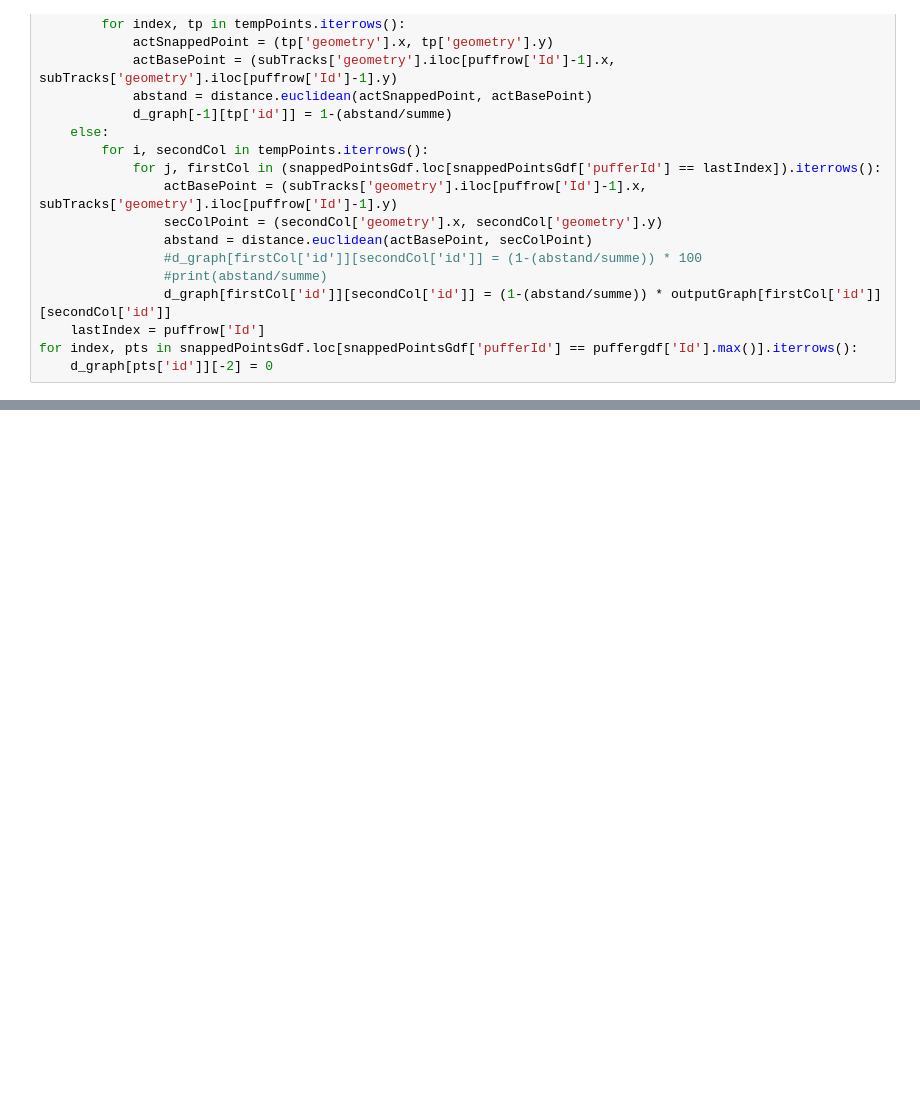
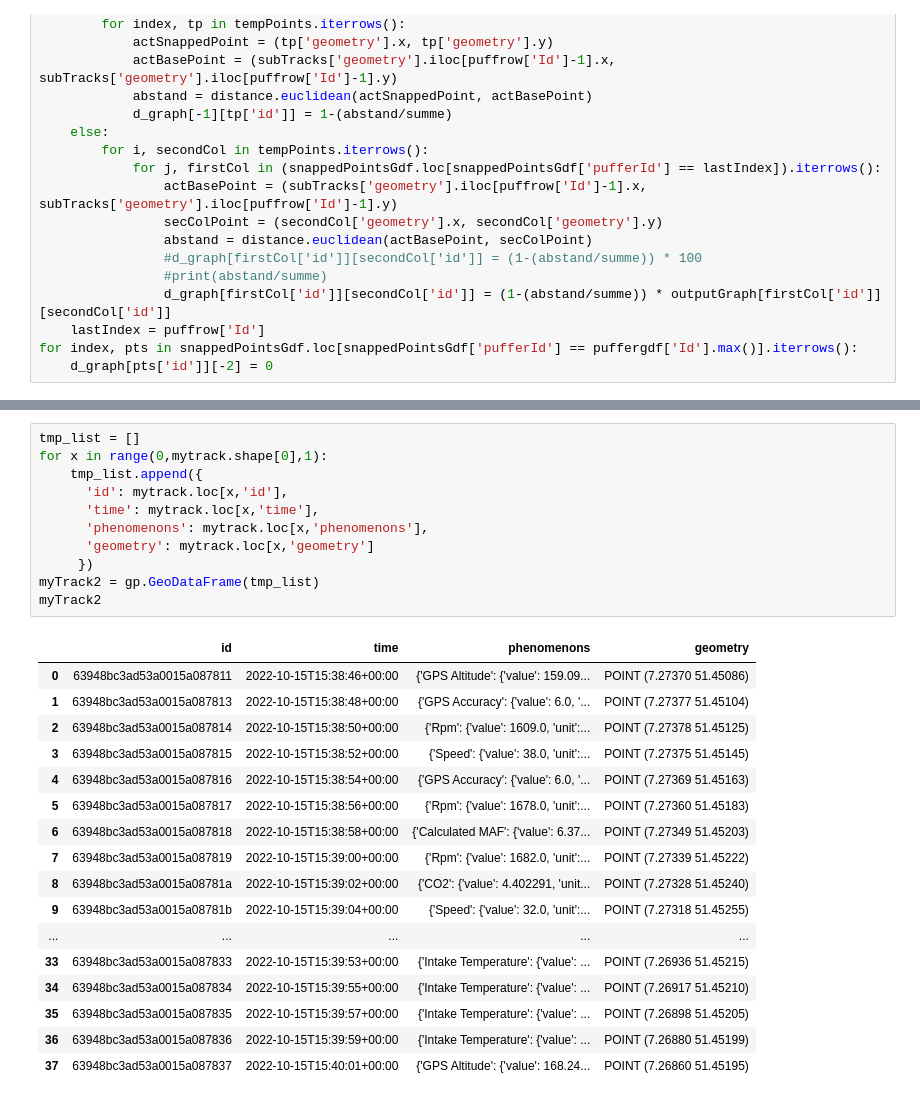
Before and after one commit to bogeo/envirocar-map-matching-notebook, a Jupyter notebook: enviroCar.ipynb, the cells around one changed output, grey strips where cells are left out. Saved outputs shown, nothing was run; the diff lists cells and outputs as text; blank space fills up the shorter version.

```diff
--- a/enviroCar.ipynb
+++ b/enviroCar.ipynb
@@ -362,0 +384,29 @@ weg
+# %%
+tmp_list = []
+for x in range(0,mytrack.shape[0],1):
+    tmp_list.append({
+      'id': mytrack.loc[x,'id'],
+      'time': mytrack.loc[x,'time'],
+      'phenomenons': mytrack.loc[x,'phenomenons'],
+      'geometry': mytrack.loc[x,'geometry']
+     })
+myTrack2 = gp.GeoDataFrame(tmp_list)
+myTrack2
+# %% [output]
+|  | id | time | phenomenons | geometry |
+| 0 | 63948bc3ad53a0015a087811 | 2022-10-15T15:38:46+00:00 | {'GPS Altitude': {'value': 159.09... | POINT (7.27370 51.45086) |
+| 1 | 63948bc3ad53a0015a087813 | 2022-10-15T15:38:48+00:00 | {'GPS Accuracy': {'value': 6.0, '... | POINT (7.27377 51.45104) |
+| 2 | 63948bc3ad53a0015a087814 | 2022-10-15T15:38:50+00:00 | {'Rpm': {'value': 1609.0, 'unit':... | POINT (7.27378 51.45125) |
+| 3 | 63948bc3ad53a0015a087815 | 2022-10-15T15:38:52+00:00 | {'Speed': {'value': 38.0, 'unit':... | POINT (7.27375 51.45145) |
+| 4 | 63948bc3ad53a0015a087816 | 2022-10-15T15:38:54+00:00 | {'GPS Accuracy': {'value': 6.0, '... | POINT (7.27369 51.45163) |
+| 5 | 63948bc3ad53a0015a087817 | 2022-10-15T15:38:56+00:00 | {'Rpm': {'value': 1678.0, 'unit':... | POINT (7.27360 51.45183) |
+| 6 | 63948bc3ad53a0015a087818 | 2022-10-15T15:38:58+00:00 | {'Calculated MAF': {'value': 6.37... | POINT (7.27349 51.45203) |
+| 7 | 63948bc3ad53a0015a087819 | 2022-10-15T15:39:00+00:00 | {'Rpm': {'value': 1682.0, 'unit':... | POINT (7.27339 51.45222) |
+| 8 | 63948bc3ad53a0015a08781a | 2022-10-15T15:39:02+00:00 | {'CO2': {'value': 4.402291, 'unit... | POINT (7.27328 51.45240) |
+| 9 | 63948bc3ad53a0015a08781b | 2022-10-15T15:39:04+00:00 | {'Speed': {'value': 32.0, 'unit':... | POINT (7.27318 51.45255) |
+| ... | ... | ... | ... | ... |
+| 33 | 63948bc3ad53a0015a087833 | 2022-10-15T15:39:53+00:00 | {'Intake Temperature': {'value': ... | POINT (7.26936 51.45215) |
+| 34 | 63948bc3ad53a0015a087834 | 2022-10-15T15:39:55+00:00 | {'Intake Temperature': {'value': ... | POINT (7.26917 51.45210) |
+| 35 | 63948bc3ad53a0015a087835 | 2022-10-15T15:39:57+00:00 | {'Intake Temperature': {'value': ... | POINT (7.26898 51.45205) |
+| 36 | 63948bc3ad53a0015a087836 | 2022-10-15T15:39:59+00:00 | {'Intake Temperature': {'value': ... | POINT (7.26880 51.45199) |
+| 37 | 63948bc3ad53a0015a087837 | 2022-10-15T15:40:01+00:00 | {'GPS Altitude': {'value': 168.24... | POINT (7.26860 51.45195) |
```
Also changed, not shown: parts of 20 cells of this notebook.
